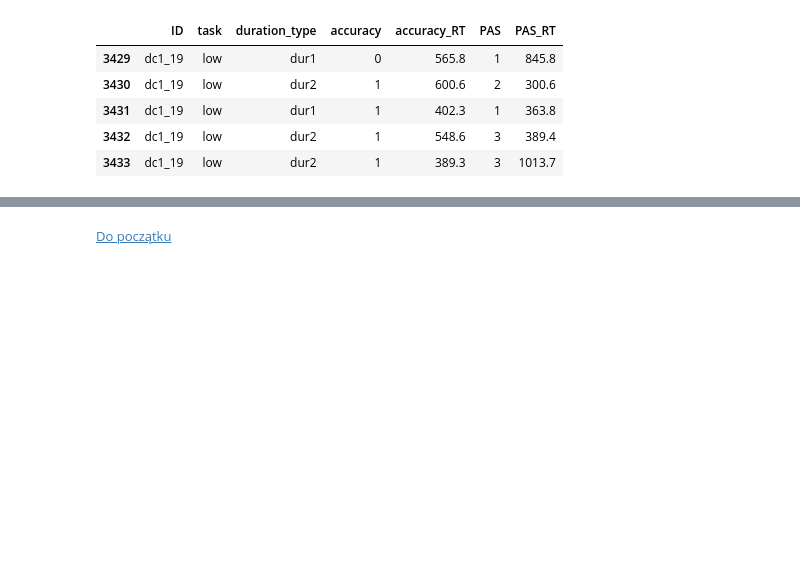
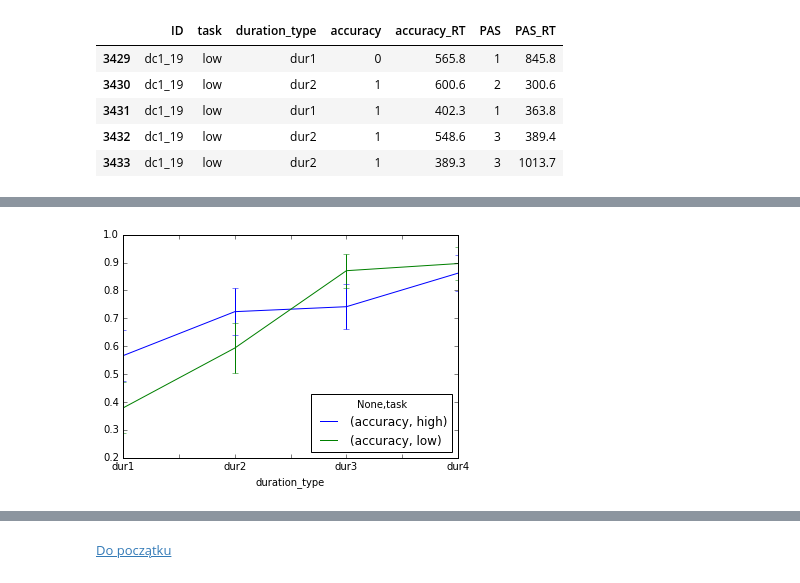
Before and after one commit to mkoculak/Warsztat-programowania, a Jupyter notebook: Warsztat 1-9.ipynb, the cells around one changed output, grey strips where cells are left out. Drawn from its saved outputs; the diff is of its cells as text; code cells hidden in the pictures; blank space fills up the shorter version.

```diff
--- a/Warsztat 1-9.ipynb
+++ b/Warsztat 1-9.ipynb
@@ -108,0 +159,12 @@ d19.head()
+# %%
+graph = dane_small[['ID','task','duration_type','accuracy']]
+# %%
+def func(k):
+    subset = graph[graph.ID == k]
+    mean = subset.groupby(['task','duration_type']).mean()
+    err = subset.groupby(['task','duration_type']).std() / np.sqrt(subset.groupby(['task','duration_type']).count())
+    mean.unstack('task').plot(yerr = err.unstack('task'))
+# %%
+func('dc1_19')
+# %% [output]
+[figure, added]
```
Also changed, not shown: parts of 14 cells of this notebook.
